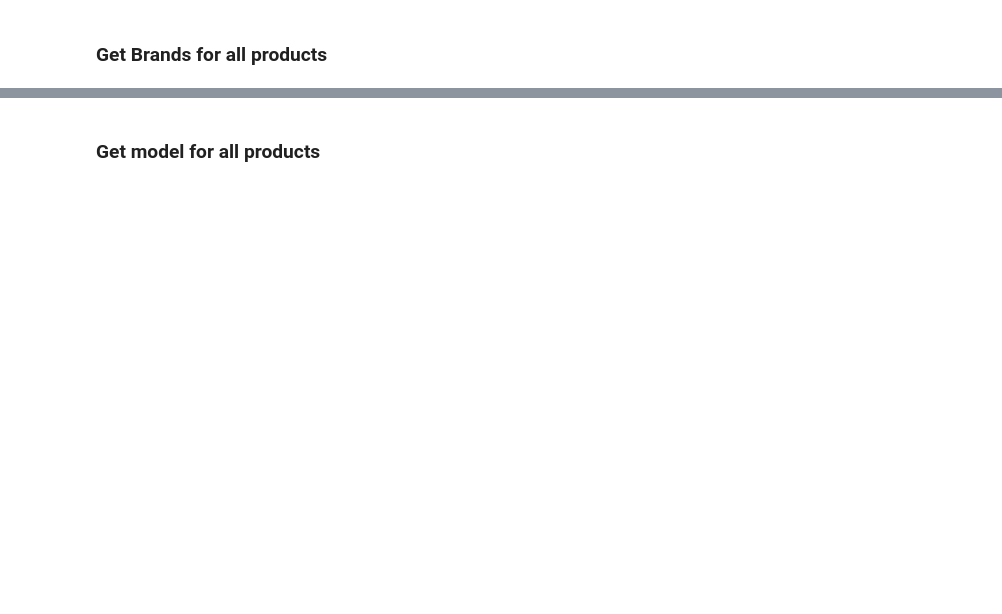
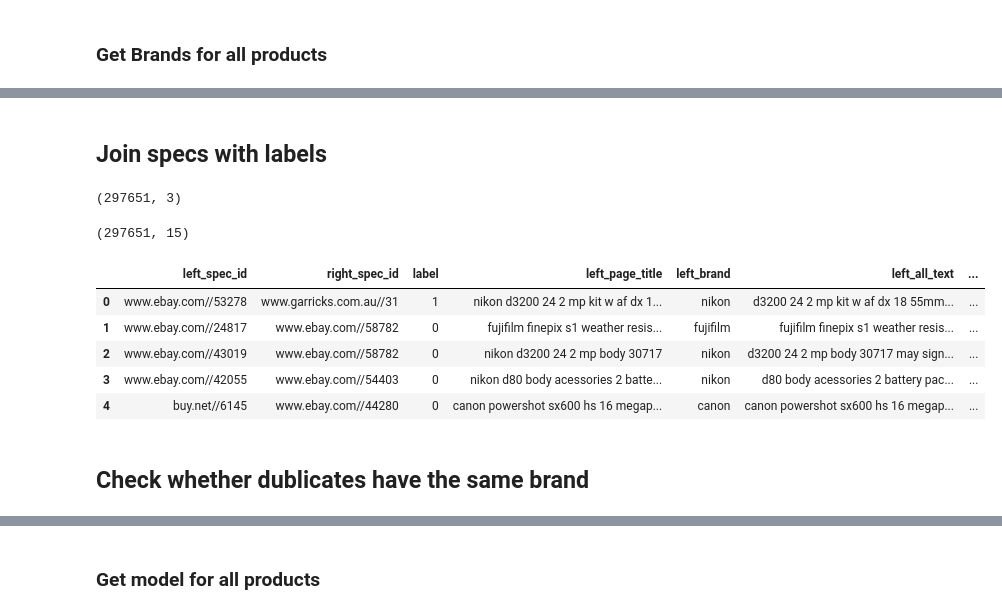
Before and after one commit to btseytlin/Sigmod-Competition, a Jupyter notebook: notebooks/second_method.ipynb, the cells around one changed output, grey strips where cells are left out. Cells and saved outputs as stored; diff of their text form; code cells hidden in the pictures; blank space fills up the shorter version.

```diff
--- a/notebooks/second_method.ipynb
+++ b/notebooks/second_method.ipynb
@@ -169,0 +202,22 @@ Please use `tqdm.notebook.tqdm` instead of `tqdm.tqdm_notebook`
+# %% [markdown]
+## Join specs with labels
+# %%
+labels_df.shape
+# %% [output]
+(297651, 3)
+# %%
+labels_specs_df = join_labels_specs(labels_df, specs_dataset)
+labels_specs_df.shape
+# %% [output]
+(297651, 15)
+# %%
+labels_specs_df.head()
+# %% [output]
+|  | left_spec_id | right_spec_id | label | left_page_title | left_brand | left_all_text | ... |
+| 0 | www.ebay.com//53278 | www.garricks.com.au//31 | 1 | nikon d3200 24 2 mp kit w af dx 1... | nikon | d3200 24 2 mp kit w af dx 18 55mm... | ... |
+| 1 | www.ebay.com//24817 | www.ebay.com//58782 | 0 | fujifilm finepix s1 weather resis... | fujifilm | fujifilm finepix s1 weather resis... | ... |
+| 2 | www.ebay.com//43019 | www.ebay.com//58782 | 0 | nikon d3200 24 2 mp body 30717 | nikon | d3200 24 2 mp body 30717 may sign... | ... |
+| 3 | www.ebay.com//42055 | www.ebay.com//54403 | 0 | nikon d80 body acessories 2 batte... | nikon | d80 body acessories 2 battery pac... | ... |
+| 4 | buy.net//6145 | www.ebay.com//44280 | 0 | canon powershot sx600 hs 16 megap... | canon | canon powershot sx600 hs 16 megap... | ... |
+# %% [markdown]
+## Check whether dublicates have the same brand
```
Also changed, not shown: parts of 88 cells of this notebook, 3 other files.
